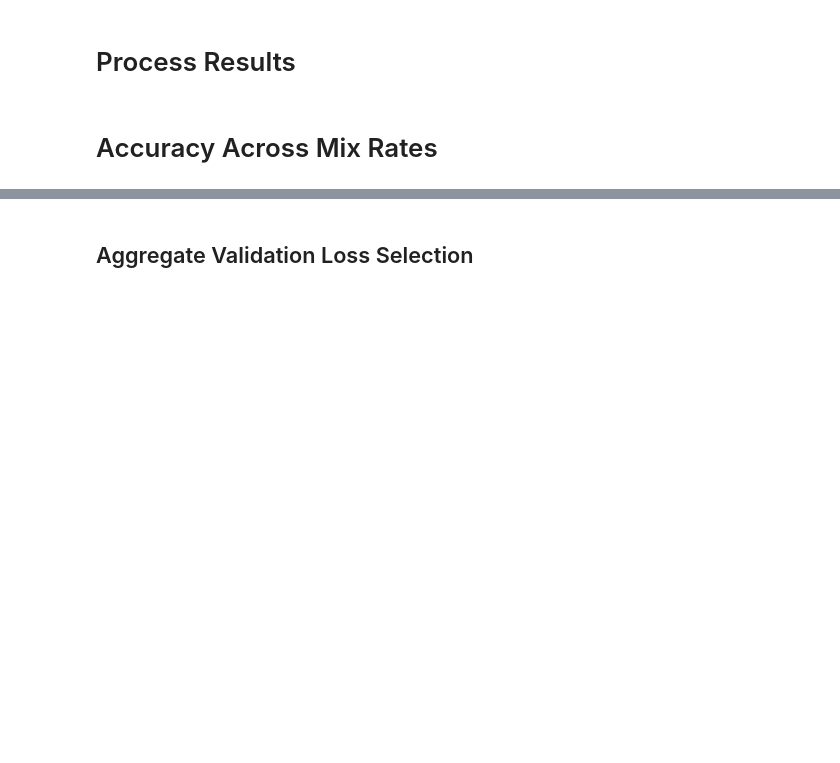
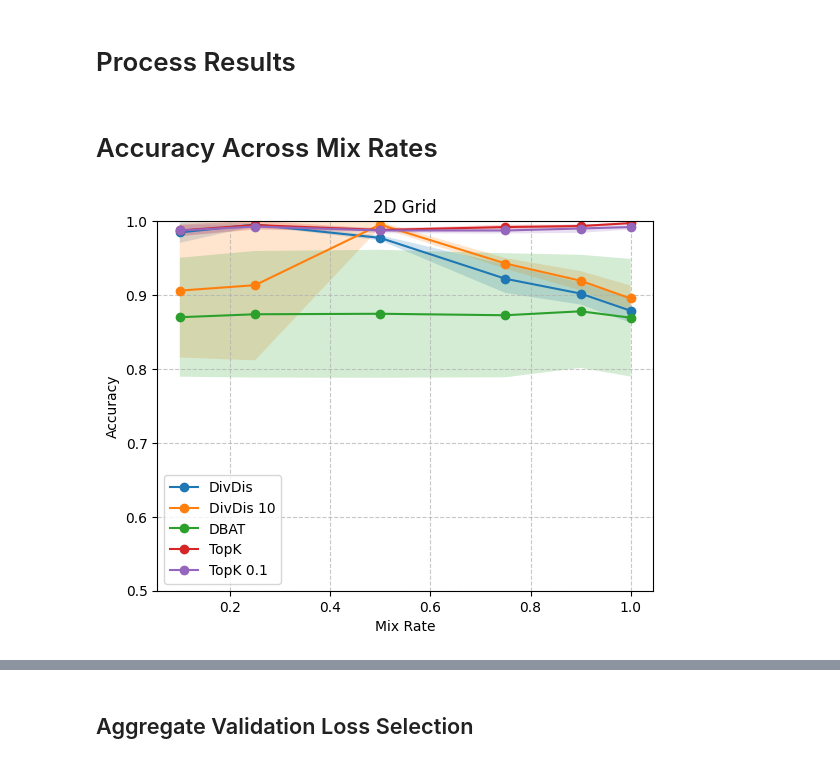
Before and after one commit to oliveradk/diverse-gen, a Jupyter notebook: exp_sweep.ipynb, the cells around one changed output, grey strips where cells are left out. Cells and saved outputs as stored; diff of their text form; code cells hidden in the pictures; blank space fills up the shorter version.

```diff
--- a/exp_sweep.ipynb
+++ b/exp_sweep.ipynb
@@ -246,6 +322,10 @@ def plot_acc_results(results: dict, ylim: tuple[float, float]=(0.5, 1.0), title:
     # start y axis at 0.75
     plt.ylim(*ylim)
     plt.show()
+# %%
+plot_acc_results(toy_grid_results, ignored_loss_types=["TopK 0.1 50"], title="2D Grid", ylim=(0.5, 1.0))
+# %% [output]
+[figure, added]
 # %%
 plot_acc_results(cifar_results, title="CIFAR MNIST")
 # %% [output]
```
Also changed, not shown: parts of 21 cells of this notebook.
